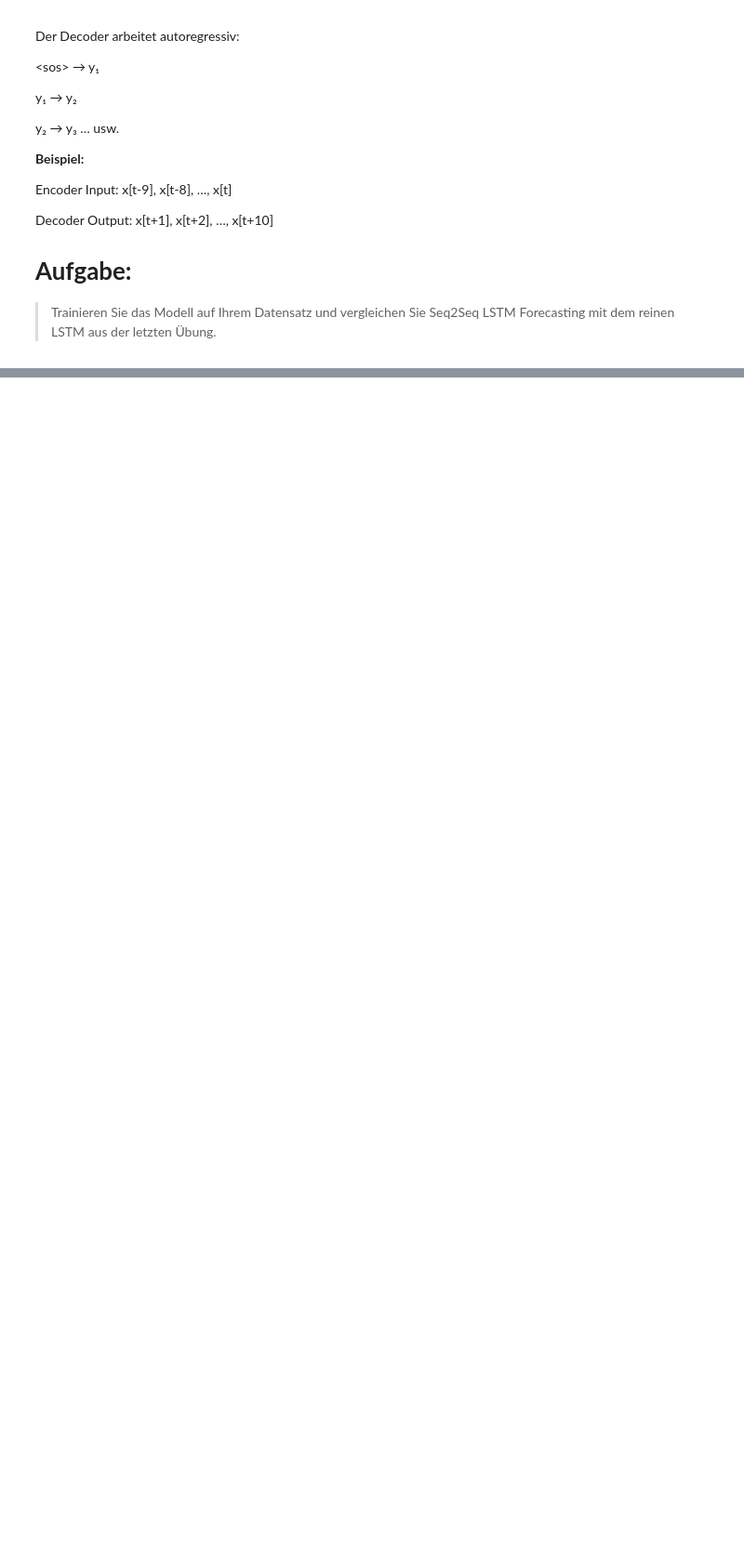
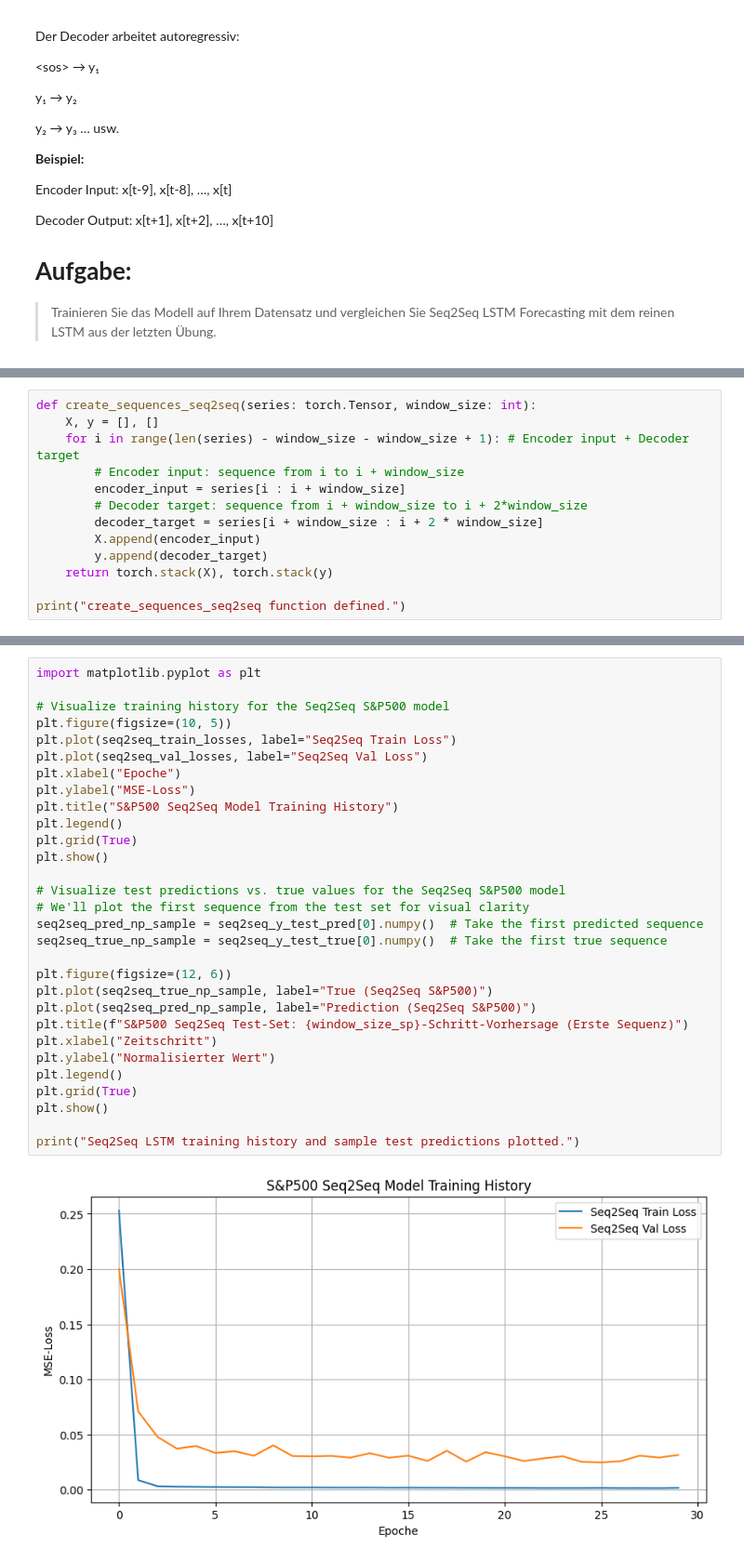
Before and after one commit to dennisddschulz/cas-artificial-intelligence, a Jupyter notebook: 06_transformer/04_Assignment_–_Encoder_Decoder_mit_Attention_(Seq2Seq)_&_Brücke_zu_Transformern_Aufgabe_4b.ipynb, the cells around one changed output, grey strips where cells are left out. Shown at 93% size. Cells and saved outputs as stored; diff of their text form; blank space fills up the shorter version.

Commit message:
Mit Colab erstellt

```diff
--- a/06_transformer/04_Assignment_–_Encoder_Decoder_mit_Attention_(Seq2Seq)_&_Brücke_zu_Transformern_Aufgabe_4b.ipynb
+++ b/06_transformer/04_Assignment_–_Encoder_Decoder_mit_Attention_(Seq2Seq)_&_Brücke_zu_Transformern_Aufgabe_4b.ipynb
@@ -879,0 +1452,13 @@ x[t+1], x[t+2], …, x[t+10]
+# %%
+def create_sequences_seq2seq(series: torch.Tensor, window_size: int):
+    X, y = [], []
+    for i in range(len(series) - window_size - window_size + 1): # Encoder input + Decoder target
+        # Encoder input: sequence from i to i + window_size
+        encoder_input = series[i : i + window_size]
+        # Decoder target: sequence from i + window_size to i + 2*window_size
+        decoder_target = series[i + window_size : i + 2 * window_size]
+        X.append(encoder_input)
+        y.append(decoder_target)
+    return torch.stack(X), torch.stack(y)
+
+print("create_sequences_seq2seq function defined.")
@@ -879,0 +1847,32 @@ x[t+1], x[t+2], …, x[t+10]
+# %%
+import matplotlib.pyplot as plt
+
+# Visualize training history for the Seq2Seq S&P500 model
+plt.figure(figsize=(10, 5))
+plt.plot(seq2seq_train_losses, label="Seq2Seq Train Loss")
+plt.plot(seq2seq_val_losses, label="Seq2Seq Val Loss")
+plt.xlabel("Epoche")
+plt.ylabel("MSE-Loss")
+plt.title("S&P500 Seq2Seq Model Training History")
+plt.legend()
+plt.grid(True)
+plt.show()
+
+# Visualize test predictions vs. true values for the Seq2Seq S&P500 model
+# We'll plot the first sequence from the test set for visual clarity
+seq2seq_pred_np_sample = seq2seq_y_test_pred[0].numpy()  # Take the first predicted sequence
+seq2seq_true_np_sample = seq2seq_y_test_true[0].numpy()  # Take the first true sequence
+
+plt.figure(figsize=(12, 6))
+plt.plot(seq2seq_true_np_sample, label="True (Seq2Seq S&P500)")
+plt.plot(seq2seq_pred_np_sample, label="Prediction (Seq2Seq S&P500)")
+plt.title(f"S&P500 Seq2Seq Test-Set: {window_size_sp}-Schritt-Vorhersage (Erste Sequenz)")
+plt.xlabel("Zeitschritt")
+plt.ylabel("Normalisierter Wert")
+plt.legend()
+plt.grid(True)
+plt.show()
+
+print("Seq2Seq LSTM training history and sample test predictions plotted.")
+# %% [output]
+[figure, added]
```
Also changed, not shown: parts of 65 cells of this notebook.
